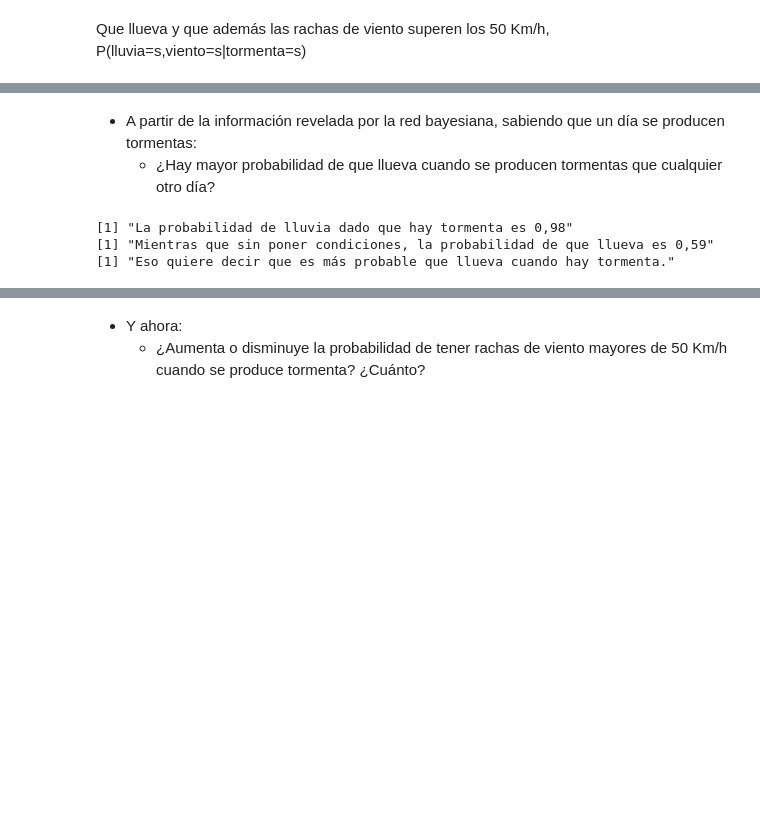
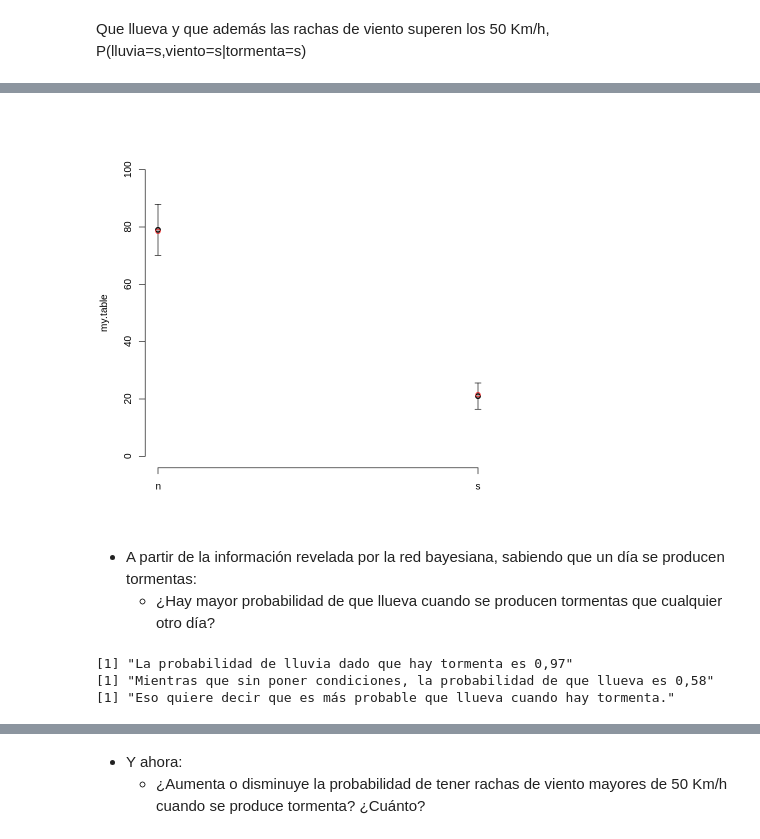
Before and after one commit to NTrevisani/DataScienceMaster, a Jupyter notebook: MachineLearning_2/PracticaRedesBayesianas/Tarea_Trevisani_Nicolo.ipynb, the cells around one changed output, grey strips where cells are left out. Cells and saved outputs as stored; diff of their text form; code cells hidden in the pictures; blank space fills up the shorter version.

```diff
--- a/MachineLearning_2/PracticaRedesBayesianas/Tarea_Trevisani_Nicolo.ipynb
+++ b/MachineLearning_2/PracticaRedesBayesianas/Tarea_Trevisani_Nicolo.ipynb
@@ -518,15 +560,33 @@ print(paste("Probabilidad de viento y lluvia, dada tormenta:",
+# %%
+my.table = table(bn.sim.tormenta.s$viento == 's' & bn.sim.tormenta.s$lluvia == 's')
+names(my.table) = c("n", "s")
+
+plot(my.table, type = "p", ylim = c(0,100))
+
+arrows(1, my.table["n"] + sqrt(my.table["n"]),
+       1, my.table["n"] - sqrt(my.table["n"]),
+       length=0.05, angle=90, code=3)
+points(1, 100*(1 - query3), col = "red")
+
+arrows(2, my.table["s"] + sqrt(my.table["s"]),
+       2, my.table["s"] - sqrt(my.table["s"]),
+       length=0.05, angle=90, code=3)
+points(2, 100*query3, col = "red")
+# %% [output]
+[figure, added]
 # %% [markdown]
 - A partir de la información revelada por la red bayesiana, sabiendo que un día se producen tormentas:
     - ¿Hay mayor probabilidad de que llueva cuando se producen tormentas que cualquier otro día?
 # %%
 print(paste("La probabilidad de lluvia dado que hay tormenta es",
-            nrow(bn.sim.tormenta.s[bn.sim.tormenta.s$lluvia == 's',])/N))
+            prob.lluvia))
 
+prob.lluvia.no_cond <- nrow(bn.sim[bn.sim$lluvia == 's',])/N
 print(paste("Mientras que sin poner condiciones, la probabilidad de que llueva es",
-            nrow(bn.sim.tormenta.s[bn.sim$lluvia == 's',])/N))
+            prob.lluvia.no_cond))
 
 print("Eso quiere decir que es más probable que llueva cuando hay tormenta.")
 # %% [output]
-[1] "La probabilidad de lluvia dado que hay tormenta es 0,98"
-[1] "Mientras que sin poner condiciones, la probabilidad de que llueva es 0,59"
+[1] "La probabilidad de lluvia dado que hay tormenta es 0,97"
+[1] "Mientras que sin poner condiciones, la probabilidad de que llueva es 0,58"
 [1] "Eso quiere decir que es más probable que llueva cuando hay tormenta."
```
Also changed, not shown: parts of 44 cells of this notebook, 2 other files.
